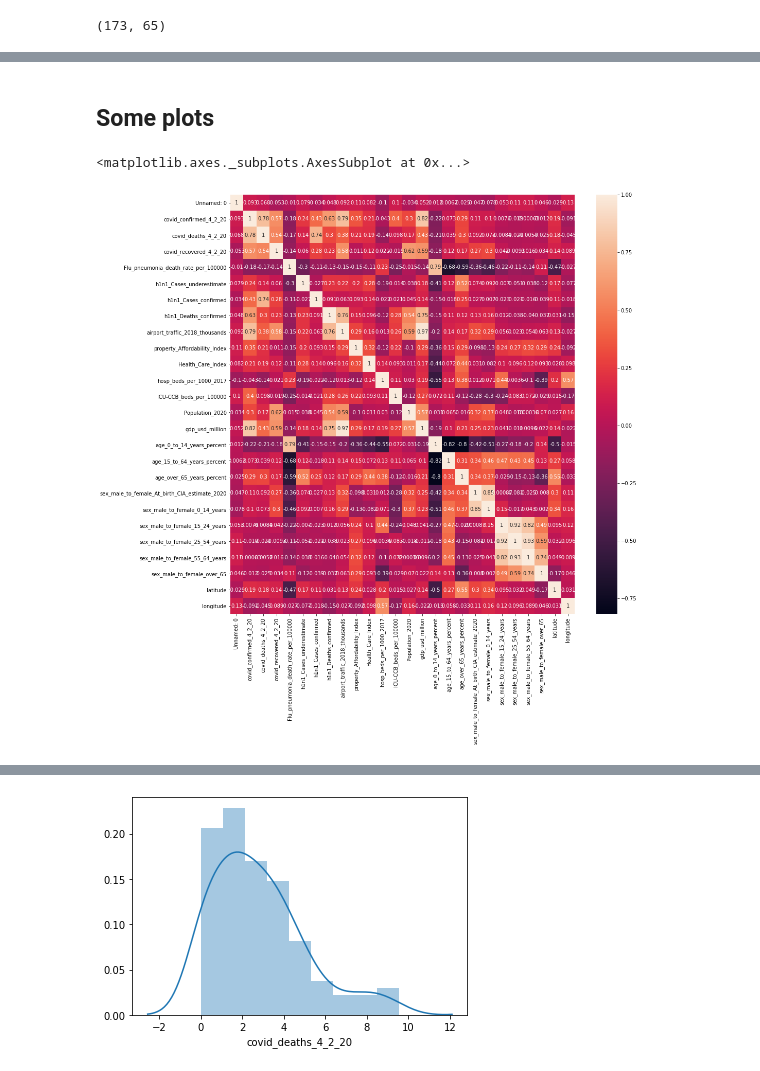
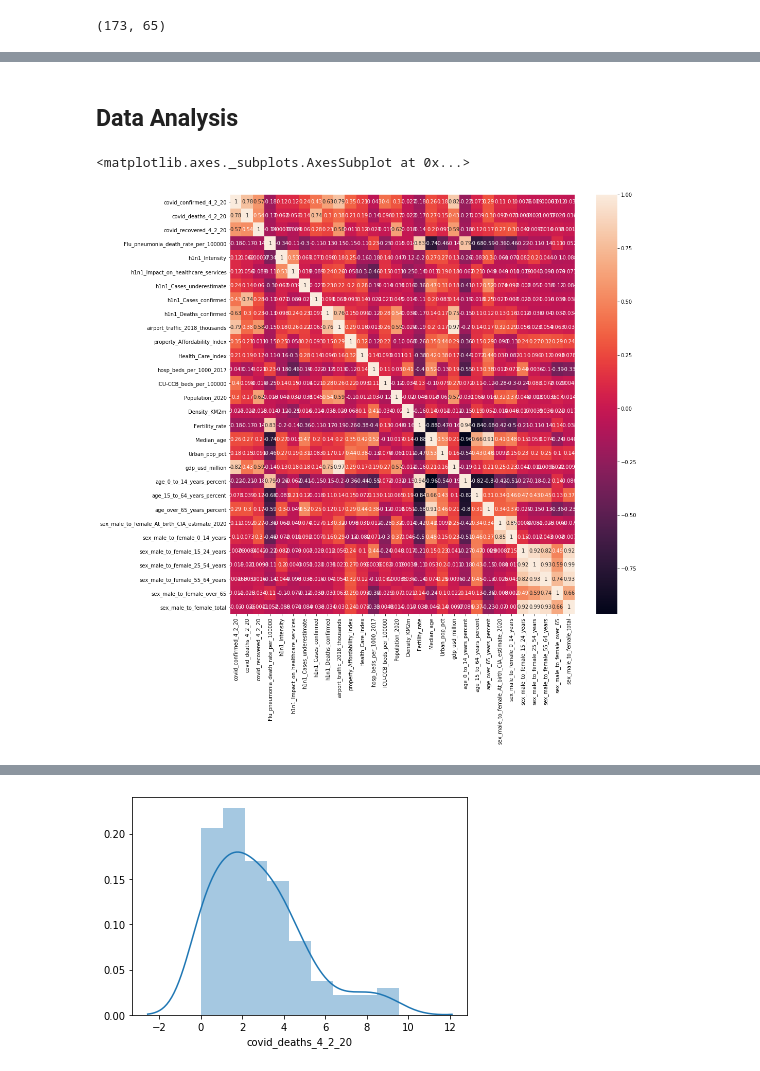
Before and after one commit to SIIA-EAFIT/covid19, a Jupyter notebook: task1/checkpoints/analysis.ipynb, the cells around one changed output, grey strips where cells are left out. Saved outputs shown, nothing was run; the diff lists cells and outputs as text; code cells hidden in the pictures.

```diff
--- a/task1/checkpoints/analysis.ipynb
+++ b/task1/checkpoints/analysis.ipynb
@@ -6,5 +9,5 @@ import matplotlib.pyplot as plt
 # %%
-df = pd.read_csv('../data/covid19_merged.csv')
+df = pd.read_csv(r'C:\Users\macorream\Desktop\covid19\data\covid19_merged.csv')
 # %%
 df.shape
 # %% [output]
@@ -11,0 +39,3 @@ df.shape
+# %%
+columns_to_drop = ['Unnamed: 0', 'country', 'code_3digit_x', 'code_2digit_x', 'covid19_first_date', 'first_school_closure_date', 'latitude', 'longitude']
+df.drop(columns=columns_to_drop, inplace=True)
@@ -11,0 +49,11 @@ df.shape
+# %%
+# Making Ordinal Categorical variables Numerical and Handling NaN miss imputed values
+columns_with_nan = ['Median_age', 'Density_KM2m', 'Urban_pop_pct', 'sex_male_to_female_total', 'Fertility_rate']
+df['Density_KM2m'] = df['Density_KM2m'].apply(lambda x: str(x).replace(',', ''))
+df['Urban_pop_pct'] = df['Urban_pop_pct'].apply(lambda x: str(x).replace('%', ''))
+
+for x in columns_with_nan:
+    df[x] = df[x].replace('N.A.', np.nan)
+    df[x] = df[x].replace('nan', np.nan)
+    df[x] = df[x].replace('-', np.nan)
+    df[x] = df[x].apply(pd.to_numeric)
@@ -11,0 +77,2 @@ df.shape
+# %%
+df = df.apply(lambda x: h1n1_transformation(x), axis=1)
@@ -56,9 +122,10 @@ columns_weather = [x for x in list(df.columns) if x not in columns]
-# %% [markdown]
-## Some plots
+# %% [markdown]
+## Data Analysis
 # %%
-corr = df_no_weather.corr()
+no_weather_columns = [x for x in list(df.columns) if 'temp' not in x and 'precip' not in x]
+corr = df[no_weather_columns].corr()
 plt.figure(figsize=(15,15))
 sns.heatmap(corr, annot=True)
 # %% [output]
 <matplotlib.axes._subplots.AxesSubplot at 0x...>
-[figure, old version]
+[figure, new version]
```
Also changed, not shown: parts of 22 cells of this notebook.
